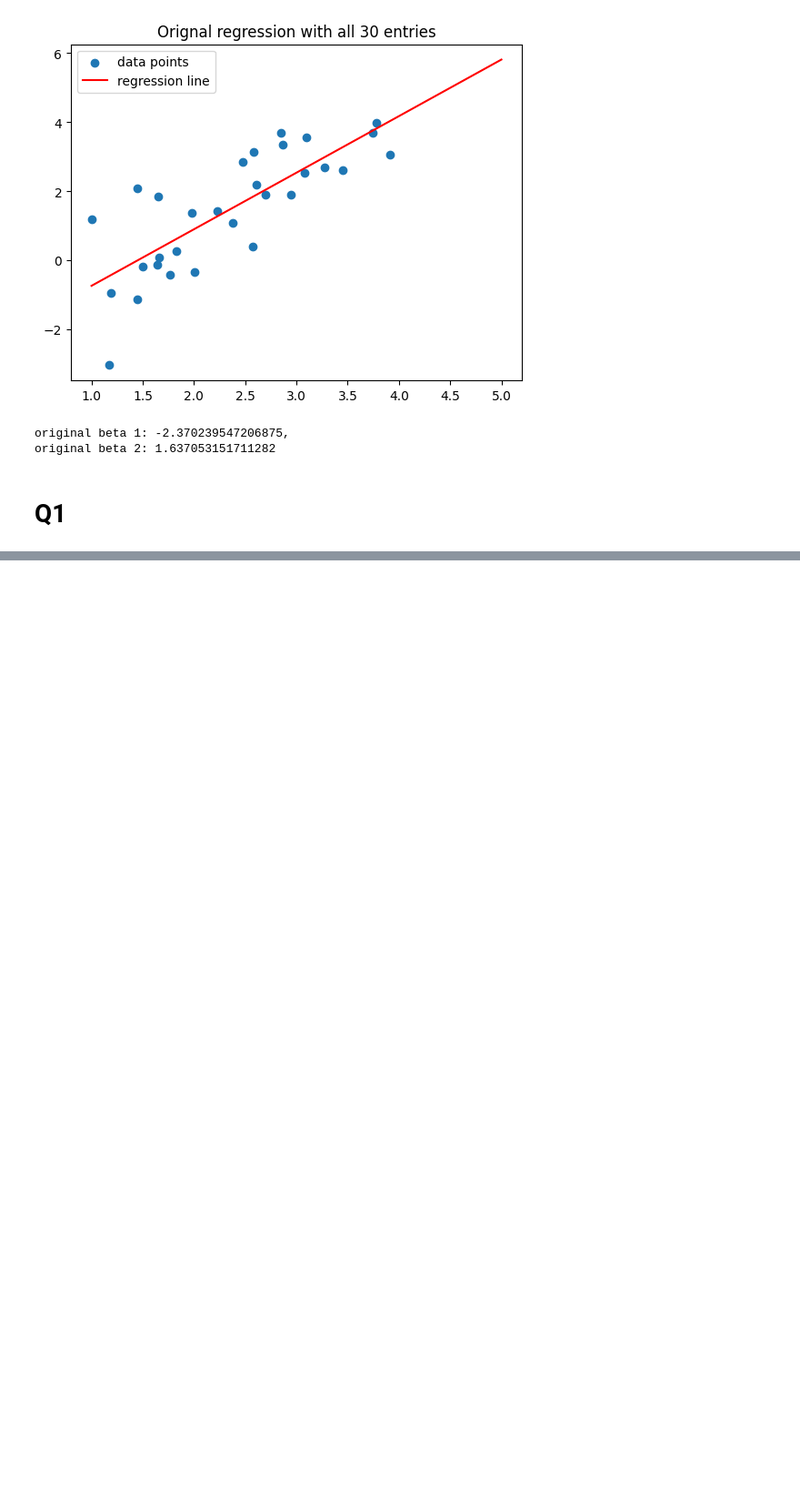
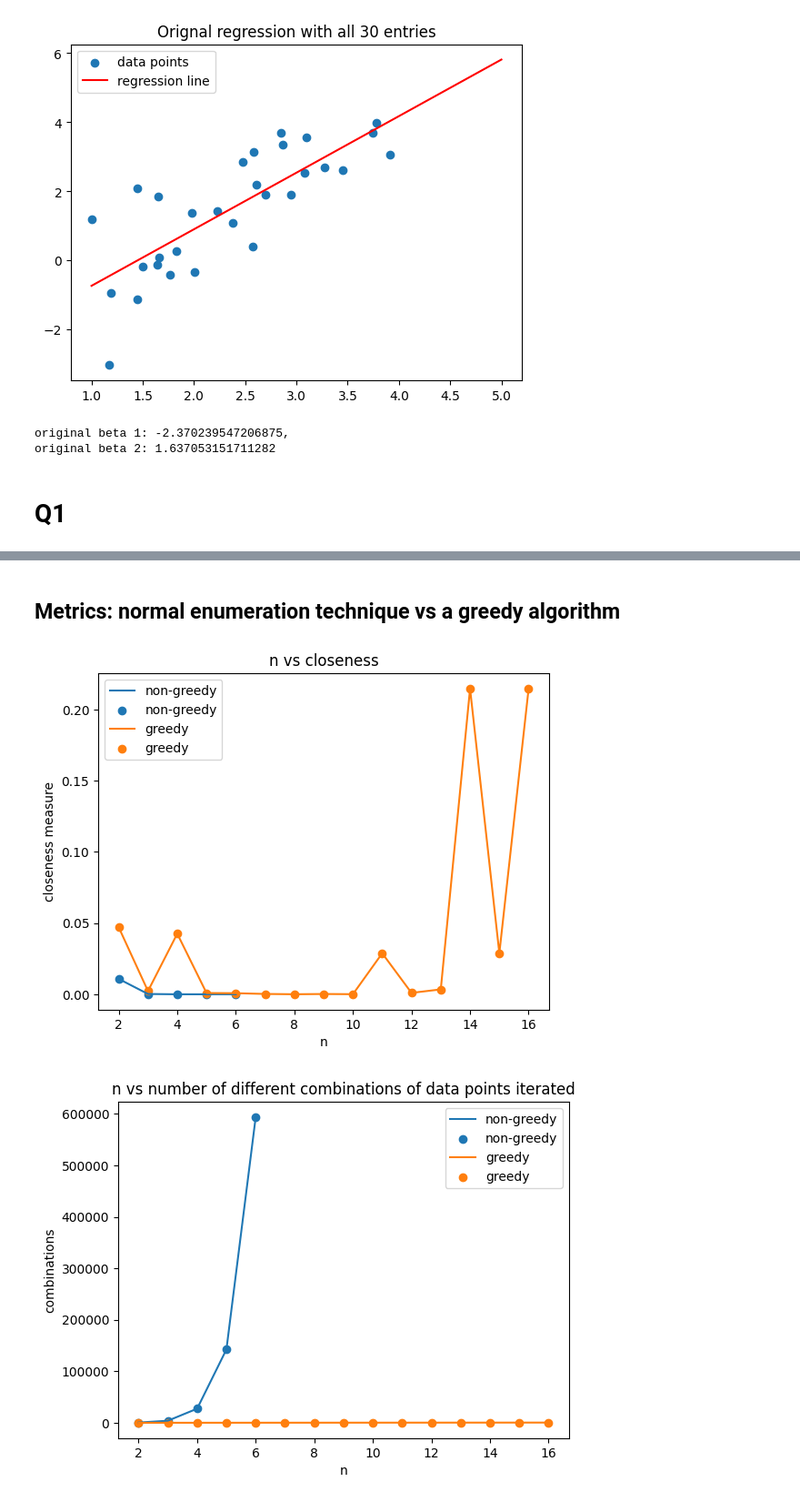
Before and after one commit to csjiet/regression-teaching, a Jupyter notebook: main.ipynb, the cells around one changed output, grey strips where cells are left out. Shown at 91% size. Cells and saved outputs as stored; diff of their text form; code cells hidden in the pictures; blank space fills up the shorter version.

Commit message:
q2 working with proper graphs

```diff
--- a/main.ipynb
+++ b/main.ipynb
@@ -118,9 +118,9 @@ def find_best_teaching_set(n, greedy=False):
                 # Select a random data point to append to the dataset
                 start_dp_i = random.randint(0, len(df)-1)
                 rand_dp = np.array([pool[start_dp_i]])
-                best_teaching_set = np.append(best_teaching_set, rand_dp, axis = 0)
-
-            dataset = best_teaching_set
+                dataset = np.append(best_teaching_set, rand_dp, axis = 0)
+            else:
+                dataset = best_teaching_set
 
             size+=1
     else:
@@ -242,33 +266,40 @@ all_n_used_greedy, all_closeness_measure_greedy, all_n_combinations_iterated_gre
+# %% [markdown]
+## Metrics: normal enumeration technique vs a greedy algorithm
 # %%
 # Plot parameter loss with increasing nisinstance(temp_datasets, )
 # Plot number of times needed to fit OLS with increasing n
 # Plot time elapsed with increasing n
-fig, axs = plt.subplots(3, 1)
-axs[0].plot(all_n_used, all_closeness_measure)
-axs[0].scatter(all_n_used, all_closeness_measure)
-axs[0].plot(all_n_used_greedy, all_closeness_measure_greedy)
-axs[0].scatter(all_n_used_greedy, all_closeness_measure_greedy)
-axs[0].set_xlabel('n')
-axs[0].set_ylabel('closeness measure')
-axs[0].set_title('n vs closeness')
-axs[0].legend(['non-greedy','non-greedy','greedy','greedy'])
 
-axs[1].plot(all_n_used, all_n_combinations_iterated)
-axs[1].scatter(all_n_used, all_n_combinations_iterated)
-axs[1].plot(all_n_used_greedy, all_n_combinations_iterated_greedy)
-axs[1].scatter(all_n_used_greedy, all_n_combinations_iterated_greedy)
-axs[1].set_xlabel('n')
-axs[1].set_ylabel('combinations')
-axs[1].set_title('n vs number of different combinations of data points iterated')
-axs[1].legend(['non-greedy','non-greedy','greedy','greedy'])
+plt.plot(all_n_used, all_closeness_measure)
+plt.scatter(all_n_used, all_closeness_measure)
+plt.plot(all_n_used_greedy, all_closeness_measure_greedy)
+plt.scatter(all_n_used_greedy, all_closeness_measure_greedy)
+plt.xlabel('n')
+plt.ylabel('closeness measure')
+plt.title('n vs closeness')
+plt.legend(['non-greedy','non-greedy','greedy','greedy'])
+plt.show()
 
-axs[2].plot(all_n_used, all_time_elapsed)
-axs[2].scatter(all_n_used,all_time_elapsed)
-axs[2].plot(all_n_used_greedy, all_time_elapsed_greedy)
-axs[2].scatter(all_n_used_greedy,all_time_elapsed_greedy)
-axs[2].set_xlabel('n')
-axs[2].set_ylabel('time elapsed(s)')
-axs[2].set_title('n vs number of time elapsed (s)')
-axs[2].legend(['non-greedy','non-greedy','greedy','greedy'])
+plt.plot(all_n_used, all_n_combinations_iterated)
+plt.scatter(all_n_used, all_n_combinations_iterated)
+plt.plot(all_n_used_greedy, all_n_combinations_iterated_greedy)
+plt.scatter(all_n_used_greedy, all_n_combinations_iterated_greedy)
+plt.xlabel('n')
+plt.ylabel('combinations')
+plt.title('n vs number of different combinations of data points iterated')
+plt.legend(['non-greedy','non-greedy','greedy','greedy'])
+plt.show()
+
+plt.plot(all_n_used, all_time_elapsed)
+plt.scatter(all_n_used,all_time_elapsed)
+plt.plot(all_n_used_greedy, all_time_elapsed_greedy)
+plt.scatter(all_n_used_greedy,all_time_elapsed_greedy)
+plt.xlabel('n')
+plt.ylabel('time elapsed(s)')
+plt.title('n vs number of time elapsed (s)')
+plt.legend(['non-greedy','non-greedy','greedy','greedy'])
 plt.tight_layout()
 plt.show()
+# %% [output]
+[figure, added]
+[figure, added]
```
Also changed, not shown: parts of 13 cells of this notebook.
